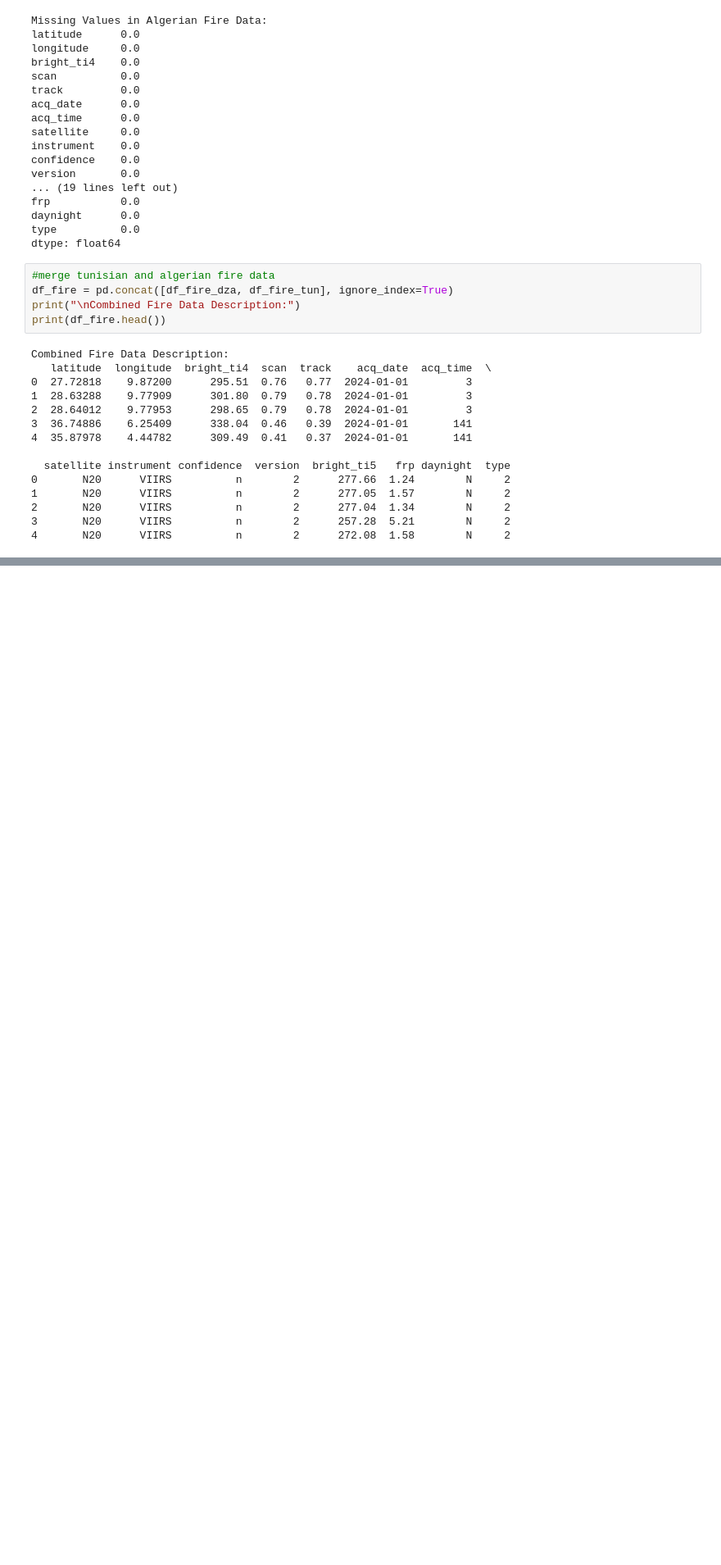
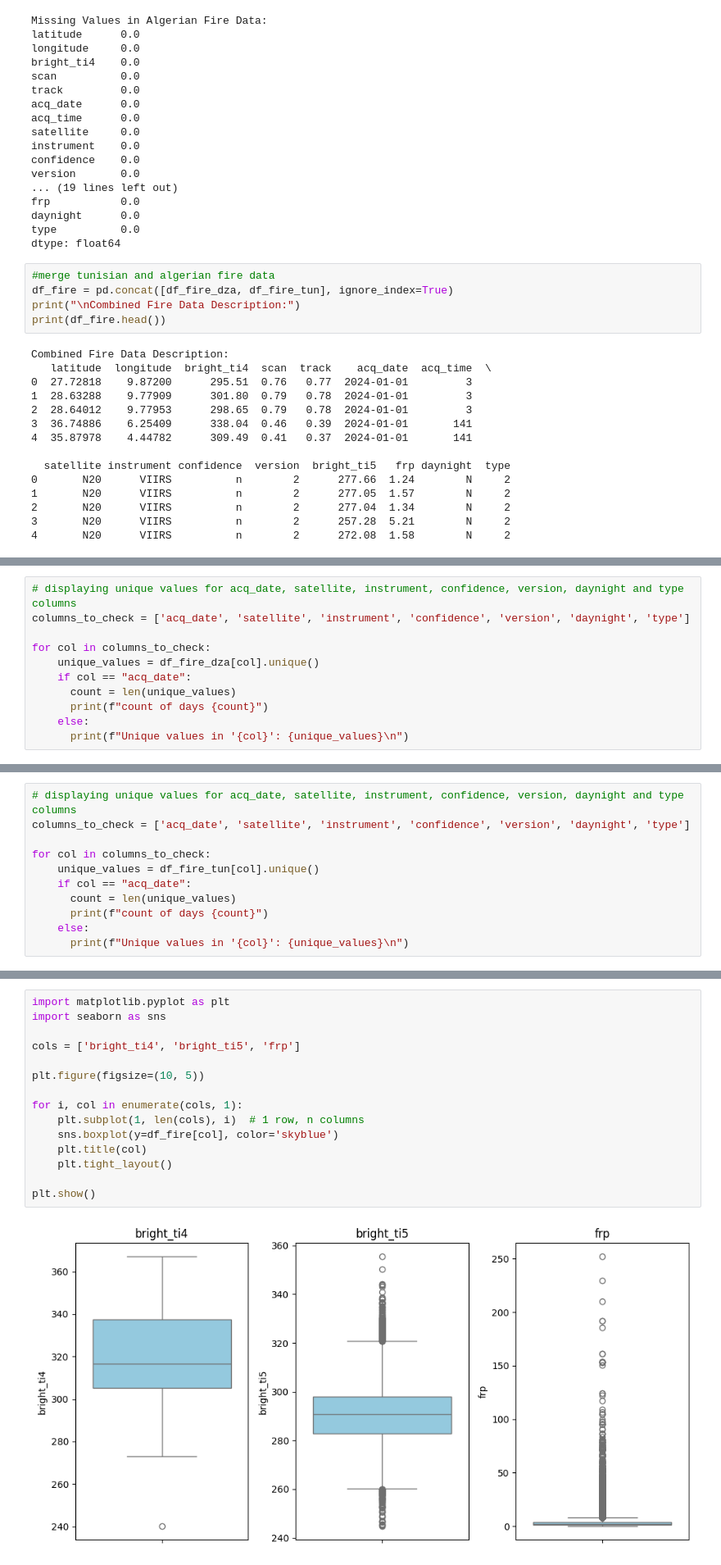
Before and after one commit to sarahmoussaoui/Fire-Detection-Data-Mining-Project, a Jupyter notebook: Code/Exploratory Analysis/Fire_Visualisation.ipynb, the cells around one changed output, grey strips where cells are left out. Shown at 82% size. Drawn from its saved outputs; the diff is of its cells as text; blank space fills up the shorter version.

```diff
--- a/Code/Exploratory Analysis/Fire_Visualisation.ipynb
+++ b/Code/Exploratory Analysis/Fire_Visualisation.ipynb
@@ -105,0 +129,11 @@ Combined Fire Data Description:
+# %%
+# displaying unique values for acq_date, satellite, instrument, confidence, version, daynight and type columns
+columns_to_check = ['acq_date', 'satellite', 'instrument', 'confidence', 'version', 'daynight', 'type']
+
+for col in columns_to_check:
+    unique_values = df_fire_dza[col].unique()
+    if col == "acq_date":
+      count = len(unique_values)
+      print(f"count of days {count}")
+    else:
+      print(f"Unique values in '{col}': {unique_values}\n")
@@ -105,0 +260,11 @@ Combined Fire Data Description:
+# %%
+# displaying unique values for acq_date, satellite, instrument, confidence, version, daynight and type columns
+columns_to_check = ['acq_date', 'satellite', 'instrument', 'confidence', 'version', 'daynight', 'type']
+
+for col in columns_to_check:
+    unique_values = df_fire_tun[col].unique()
+    if col == "acq_date":
+      count = len(unique_values)
+      print(f"count of days {count}")
+    else:
+      print(f"Unique values in '{col}': {unique_values}\n")
@@ -105,0 +328,17 @@ Combined Fire Data Description:
+# %%
+import matplotlib.pyplot as plt
+import seaborn as sns
+
+cols = ['bright_ti4', 'bright_ti5', 'frp']
+
+plt.figure(figsize=(10, 5))
+
+for i, col in enumerate(cols, 1):
+    plt.subplot(1, len(cols), i)  # 1 row, n columns
+    sns.boxplot(y=df_fire[col], color='skyblue')
+    plt.title(col)
+    plt.tight_layout()
+
+plt.show()
+# %% [output]
+[figure, added]
```
Also changed, not shown: parts of 26 cells of this notebook, 7 other files.
